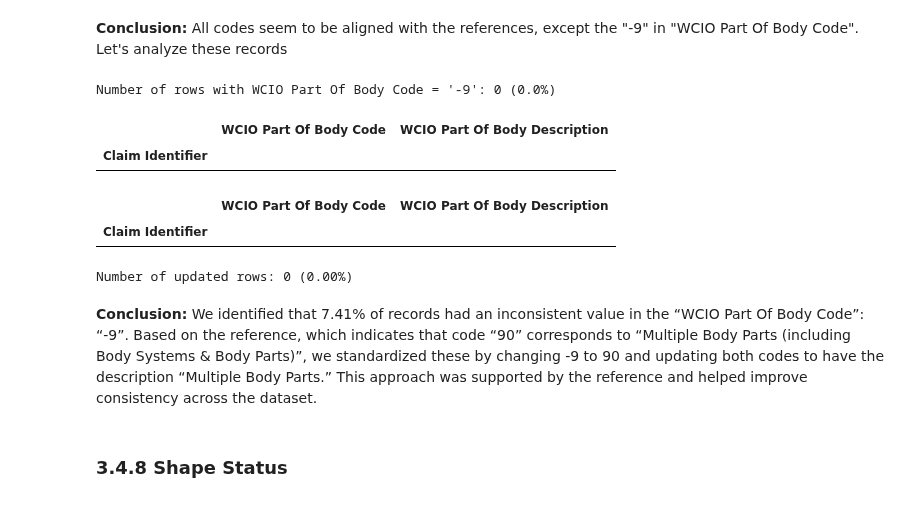
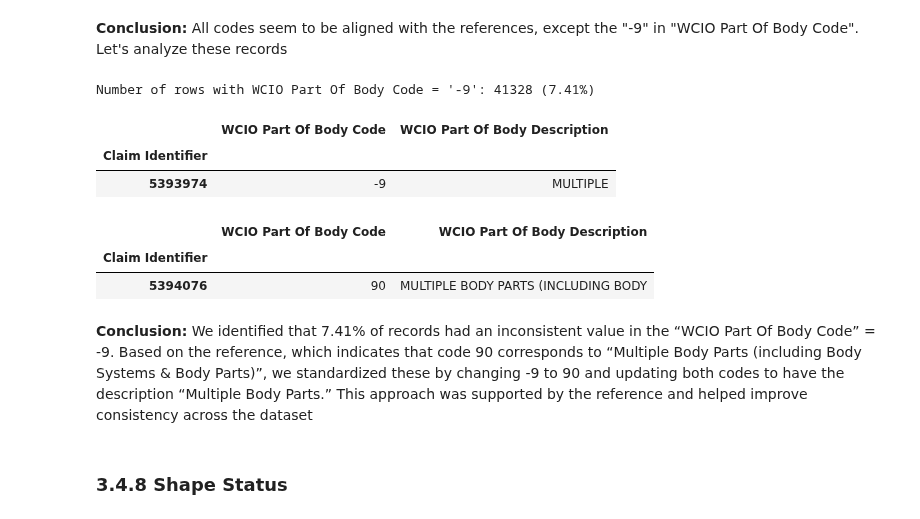
Before and after one commit to mgalao/machine-learning-project, a Jupyter notebook: project/Group_38_Notebook1_BeforeCV.ipynb, the cells around one changed output. Cells and saved outputs as stored; diff of their text form; code cells hidden in the pictures.

Commit message:
fixed error: part of body code = -9

```diff
--- a/project/Group_38_Notebook1_BeforeCV.ipynb
+++ b/project/Group_38_Notebook1_BeforeCV.ipynb
@@ -1871,62 +1871,58 @@ WCIO Part Of Body Code:
 # %% [markdown]
 **Conclusion:** All codes seem to be aligned with the references, except the "-9" in "WCIO Part Of Body Code". Let's analyze these records
 # %%
-# Filter rows where "WCIO Part Of Body Code" is equal to "-9"
-invalid_body_code_rows = df_inconsistencies[df_inconsistencies['WCIO Part Of Body Code'] == '-9']
+# Convert "WCIO Part Of Body Code" column to numeric
+df_inconsistencies["WCIO Part Of Body Code"].apply(pd.to_numeric)
+df_test_inconsistencies["WCIO Part Of Body Code"].apply(pd.to_numeric)
+
+# Filter rows where "WCIO Part Of Body Code" is equal to -9
+invalid_body_code_rows = df_inconsistencies[df_inconsistencies['WCIO Part Of Body Code'] == -9]
 
 # Get the count of such rows
 count_invalid_body_code = len(invalid_body_code_rows)
 
 # Calculate the percentage of these rows in the entire dataset
 total_rows = len(df_inconsistencies)
 perc_invalid_body_code = (count_invalid_body_code / total_rows) * 100
 
 # Output the count and percentage
 print(f"Number of rows with WCIO Part Of Body Code = '-9': {count_invalid_body_code} ({round(perc_invalid_body_code, 2)}%)")
 
 # Display unique descriptions
 invalid_body_code_rows[["WCIO Part Of Body Code", "WCIO Part Of Body Description"]].drop_duplicates()
 # %% [output]
-Number of rows with WCIO Part Of Body Code = '-9': 0 (0.0%)
+Number of rows with WCIO Part Of Body Code = '-9': 41328 (7.41%)
 |  | WCIO Part Of Body Code | WCIO Part Of Body Description |
 | Claim Identifier |  |  |
+| 5393974 | -9 | MULTIPLE |
 # %%
-# Filter rows where "WCIO Part Of Body Code" is equal to "90"
-body_code_90_rows = df_inconsistencies[df_inconsistencies['WCIO Part Of Body Code'] == '90']
+# Filter rows where "WCIO Part Of Body Code" is equal to 90
+body_code_90_rows = df_inconsistencies[df_inconsistencies['WCIO Part Of Body Code'] == 90]
 
 # Display unique descriptions
 body_code_90_rows[["WCIO Part Of Body Code", "WCIO Part Of Body Description"]].drop_duplicates()
 # %% [output]
 |  | WCIO Part Of Body Code | WCIO Part Of Body Description |
 | Claim Identifier |  |  |
+| 5394076 | 90 | MULTIPLE BODY PARTS (INCLUDING BODY |
 # %%
-# Define the condition for rows with codes '-9' or '90'
-condition = df_inconsistencies['WCIO Part Of Body Code'].isin(['-9', '90'])
-test_condition = df_test_inconsistencies['WCIO Part Of Body Code'].isin(['-9', '90'])
+# Define the condition for rows with codes -9 or 90
+condition = df_inconsistencies['WCIO Part Of Body Code'].isin([-9, 90])
+test_condition = df_test_inconsistencies['WCIO Part Of Body Code'].isin([-9, 90])
 
 # Update the code and description for these rows
-df_inconsistencies.loc[df_inconsistencies['WCIO Part Of Body Code'] == '-9', 'WCIO Part Of Body Code'] = '90'
+df_inconsistencies.loc[df_inconsistencies['WCIO Part Of Body Code'] == -9, 'WCIO Part Of Body Code'] = 90
 df_inconsistencies.loc[condition, 'WCIO Part Of Body Description'] = 'Multiple Body Parts'
 
 # Apply the same changes to the test set
-df_test_inconsistencies.loc[df_test_inconsistencies['WCIO Part Of Body Code'] == '-9', 'WCIO Part Of Body Code'] = '90'
+df_test_inconsistencies.loc[df_test_inconsistencies['WCIO Part Of Body Code'] == -9, 'WCIO Part Of Body Code'] = 90
 df_test_inconsistencies.loc[test_condition, 'WCIO Part Of Body Description'] = 'Multiple Body Parts'
 
-# Verify the changes
-updated_rows = df_inconsistencies[condition][['WCIO Part Of Body Code', 'WCIO Part Of Body Description']]
-
-# Calculate the total number of rows for percentage
-total_rows = len(df_inconsistencies)
-
-# Print the count and percentage of updated rows
-updated_count = len(updated_rows)
-updated_percentage = (updated_count / total_rows) * 100
-
-print(f"Number of updated rows: {updated_count} ({updated_percentage:.2f}%)")
+# Convert "WCIO Part Of Body Code" column back to object
+df_inconsistencies['WCIO Part Of Body Code'] = df_inconsistencies['WCIO Part Of Body Code'].astype('object')
+df_test_inconsistencies['WCIO Part Of Body Code'] = df_test_inconsistencies['WCIO Part Of Body Code'].astype('object')
-# %% [output]
-Number of updated rows: 0 (0.00%)
 # %% [markdown]
-**Conclusion:** We identified that 7.41% of records had an inconsistent value in the “WCIO Part Of Body Code”: “-9”. Based on the reference, which indicates that code “90” corresponds to “Multiple Body Parts (including Body Systems & Body Parts)”, we standardized these by changing -9 to 90 and updating both codes to have the description “Multiple Body Parts.” This approach was supported by the reference and helped improve consistency across the dataset.
+**Conclusion:** We identified that 7.41% of records had an inconsistent value in the “WCIO Part Of Body Code” = -9. Based on the reference, which indicates that code 90 corresponds to “Multiple Body Parts (including Body Systems & Body Parts)”, we standardized these by changing -9 to 90 and updating both codes to have the description “Multiple Body Parts.” This approach was supported by the reference and helped improve consistency across the dataset
 # %% [markdown]
 ### 3.4.8 Shape Status <a id="inconsistencies_shape_status"></a>
 # %%
```
Also changed, not shown: parts of 1 cell of this notebook.
